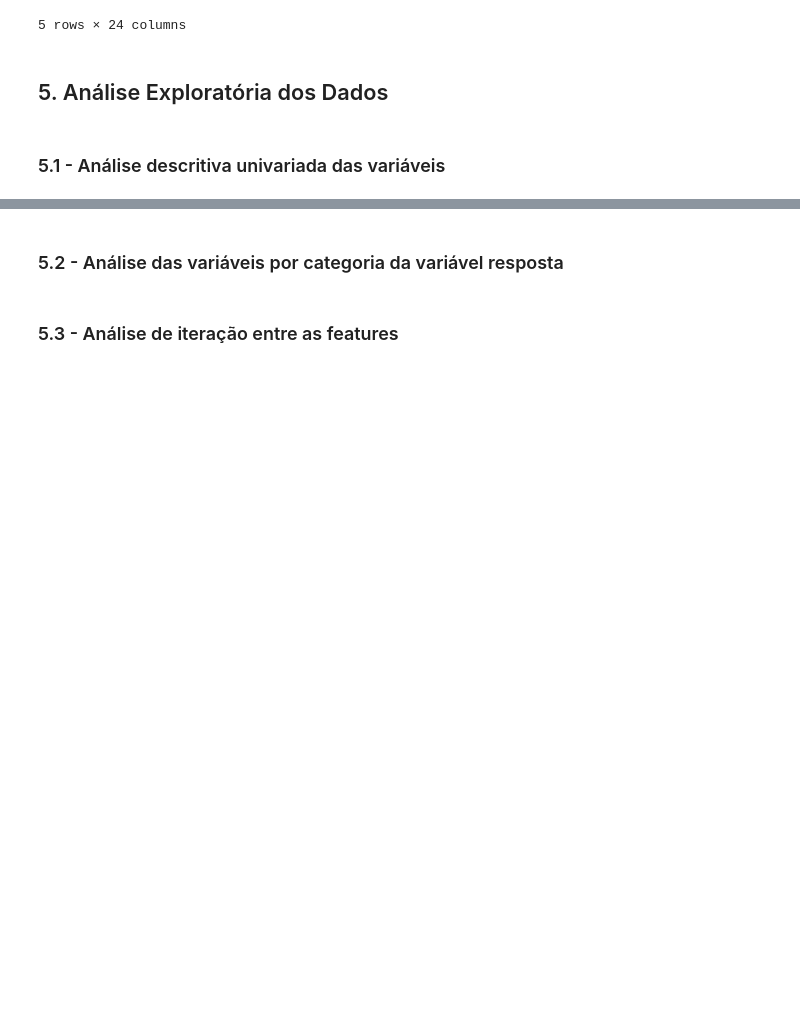
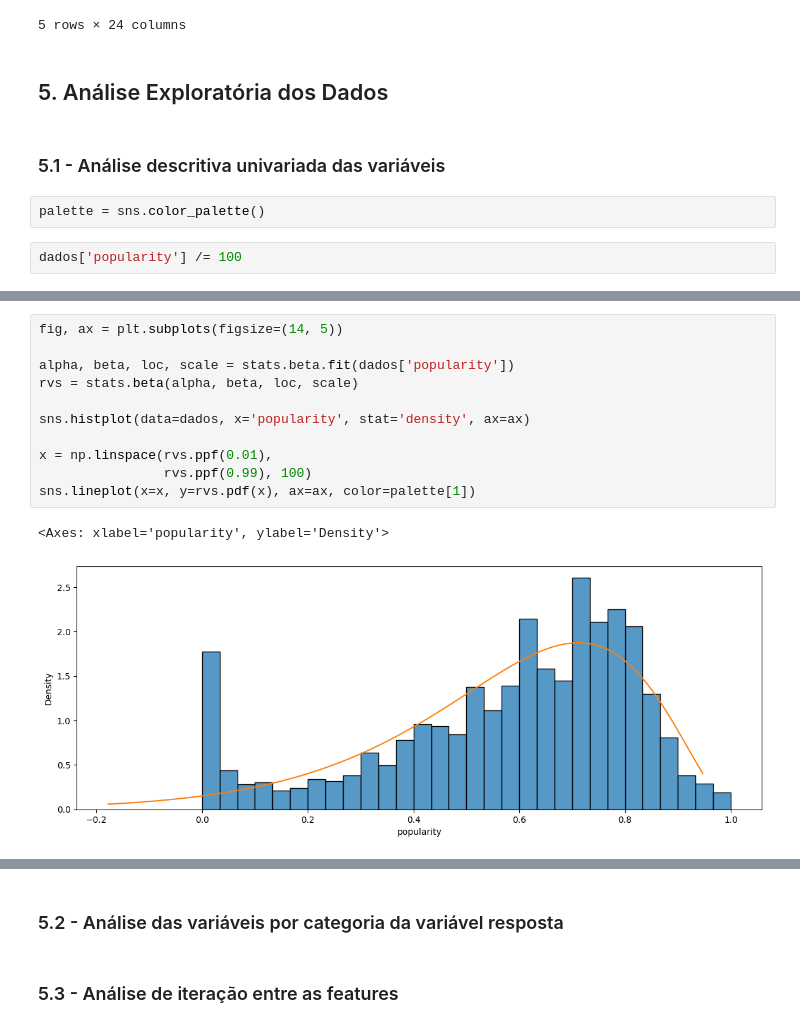
Before and after one commit to Cizika/tiktok-popularity-analysis, a Jupyter notebook: Analise_da_Popularidade_no_TikTok.ipynb, the cells around one changed output, grey strips where cells are left out. Cells and saved outputs as stored; diff of their text form; blank space fills up the shorter version.

```diff
--- a/Analise_da_Popularidade_no_TikTok.ipynb
+++ b/Analise_da_Popularidade_no_TikTok.ipynb
@@ -155,3 +159,7 @@ See the caveats in the documentation: https://pandas.pydata.org/pandas-docs/stab
 ## 5. Análise Exploratória dos Dados
 # %% [markdown]
 ###  5.1 - Análise descritiva univariada das variáveis
+# %%
+palette = sns.color_palette()
+# %%
+dados['popularity'] /= 100
@@ -157,0 +178,14 @@ See the caveats in the documentation: https://pandas.pydata.org/pandas-docs/stab
+# %%
+fig, ax = plt.subplots(figsize=(14, 5))
+
+alpha, beta, loc, scale = stats.beta.fit(dados['popularity'])
+rvs = stats.beta(alpha, beta, loc, scale)
+
+sns.histplot(data=dados, x='popularity', stat='density', ax=ax)
+
+x = np.linspace(rvs.ppf(0.01),
+                rvs.ppf(0.99), 100)
+sns.lineplot(x=x, y=rvs.pdf(x), ax=ax, color=palette[1])
+# %% [output]
+<Axes: xlabel='popularity', ylabel='Density'>
+[figure, added]
```
Also changed, not shown: parts of 5 cells of this notebook.
